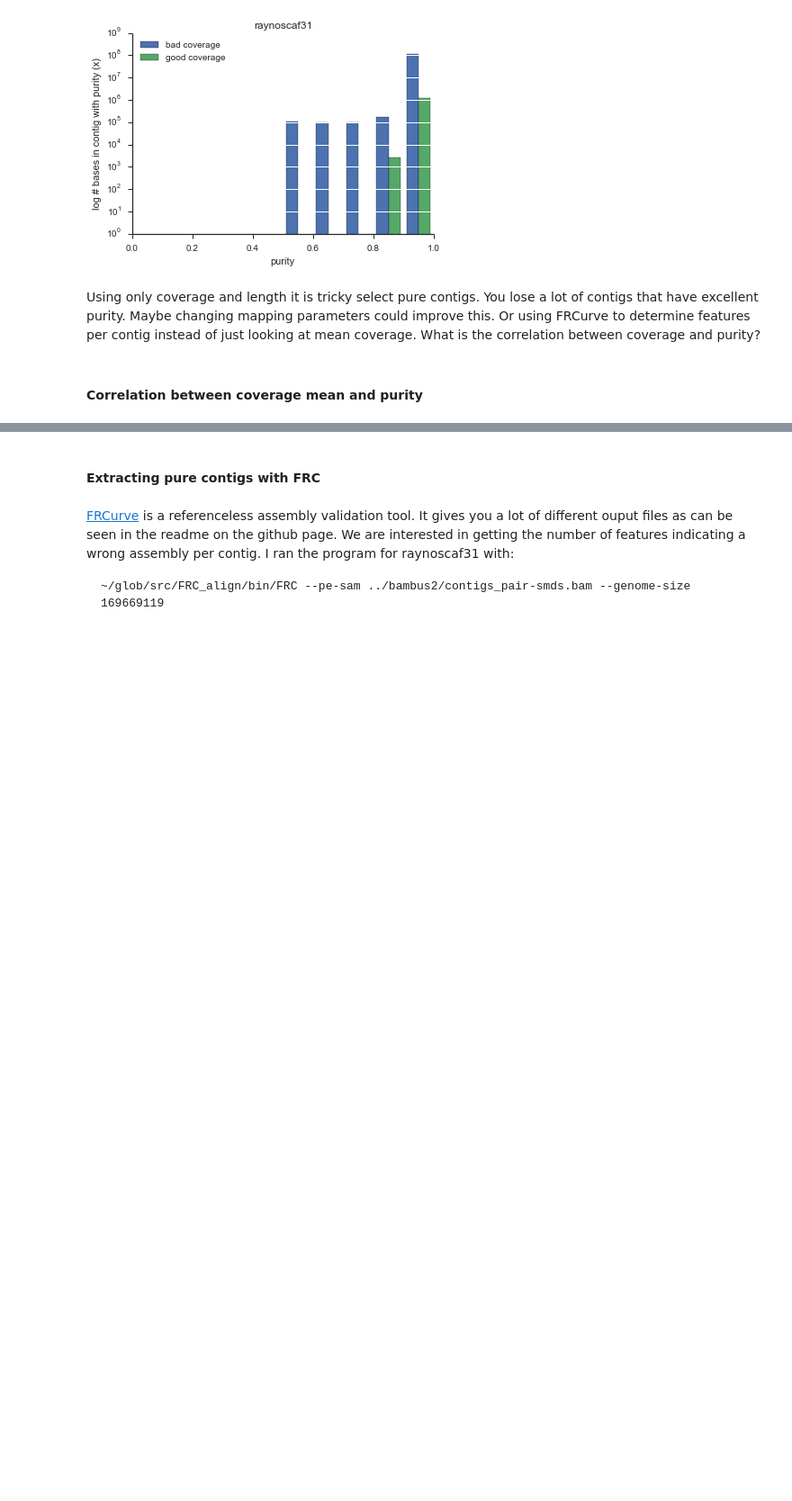
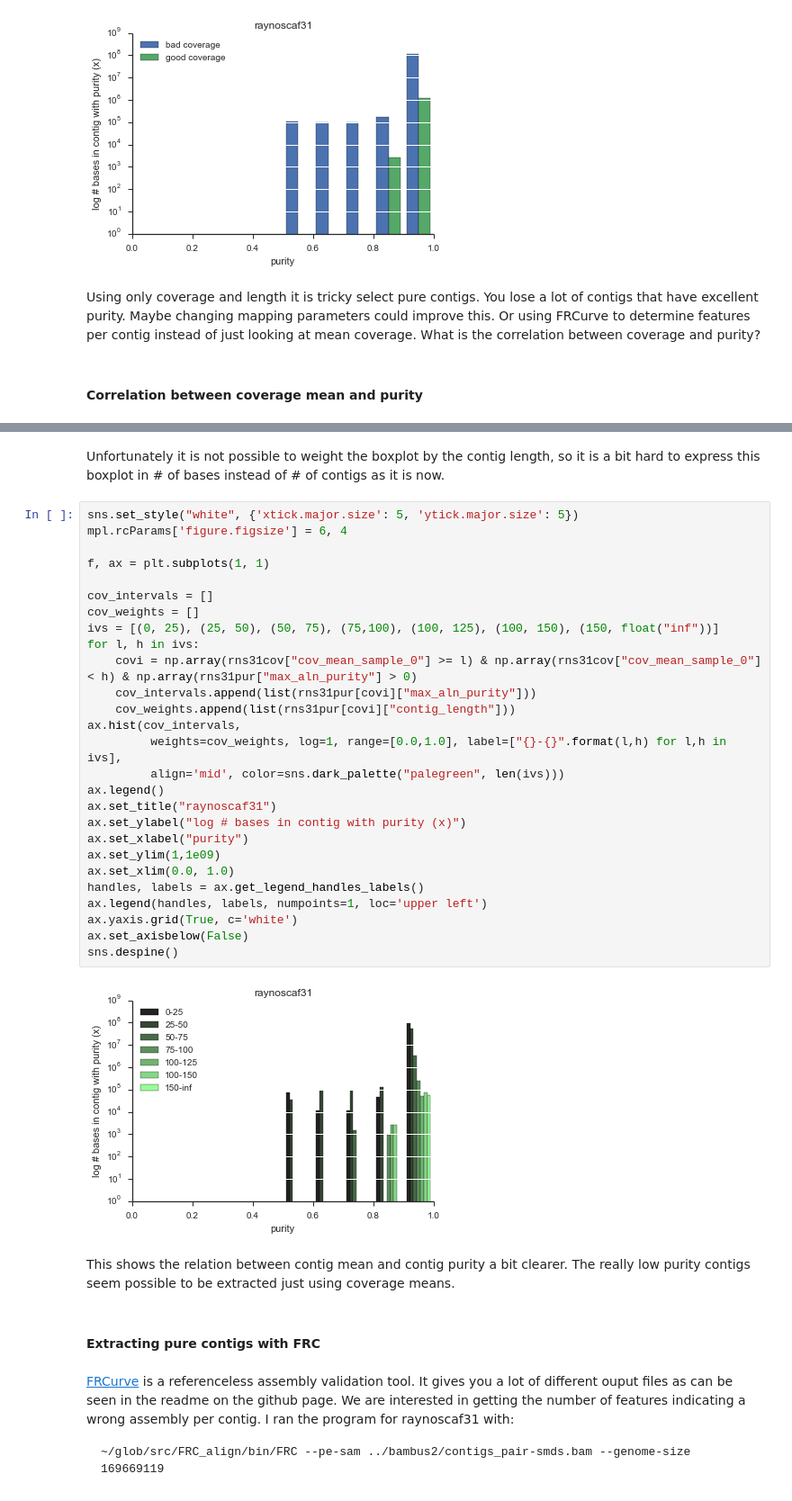
Before and after one commit to inodb/masmvali-publication, a Jupyter notebook: notebooks/LIMS1884-filtered-pairs-assemblies-2.ipynb, the cells around one changed output, grey strips where cells are left out. Shown: that part at 90% size. Saved outputs shown, nothing was run; the diff lists cells and outputs as text; blank space fills up the shorter version.

```diff
--- a/notebooks/LIMS1884-filtered-pairs-assemblies-2.ipynb
+++ b/notebooks/LIMS1884-filtered-pairs-assemblies-2.ipynb
@@ -180,3 +180,36 @@ It seems like there is some correlation between coverage mean and purity, but th
+# %% [markdown]
+Unfortunately it is not possible to weight the boxplot by the contig length, so it is a bit hard to express this boxplot in # of bases instead of # of contigs as it is now.
+# %%
+sns.set_style("white", {'xtick.major.size': 5, 'ytick.major.size': 5})
+mpl.rcParams['figure.figsize'] = 6, 4
+
+f, ax = plt.subplots(1, 1)
+
+cov_intervals = []
+cov_weights = []
+ivs = [(0, 25), (25, 50), (50, 75), (75,100), (100, 125), (100, 150), (150, float("inf"))]
+for l, h in ivs:
+    covi = np.array(rns31cov["cov_mean_sample_0"] >= l) & np.array(rns31cov["cov_mean_sample_0"] < h) & np.array(rns31pur["max_aln_purity"] > 0)
+    cov_intervals.append(list(rns31pur[covi]["max_aln_purity"]))
+    cov_weights.append(list(rns31pur[covi]["contig_length"]))
+ax.hist(cov_intervals,
+         weights=cov_weights, log=1, range=[0.0,1.0], label=["{}-{}".format(l,h) for l,h in ivs],
+         align='mid', color=sns.dark_palette("palegreen", len(ivs)))
+ax.legend()
+ax.set_title("raynoscaf31")
+ax.set_ylabel("log # bases in contig with purity (x)")
+ax.set_xlabel("purity")
+ax.set_ylim(1,1e09)
+ax.set_xlim(0.0, 1.0)
+handles, labels = ax.get_legend_handles_labels()
+ax.legend(handles, labels, numpoints=1, loc='upper left')
+ax.yaxis.grid(True, c='white')
+ax.set_axisbelow(False)
+sns.despine()
+# %% [output]
+[figure, added]
+# %% [markdown]
+This shows the relation between contig mean and contig purity a bit clearer. The really low purity contigs seem possible to be extracted just using coverage means.
 # %% [markdown]
 #### Extracting pure contigs with FRC
 # %% [markdown]
```
Also changed, not shown: parts of 5 cells of this notebook.
